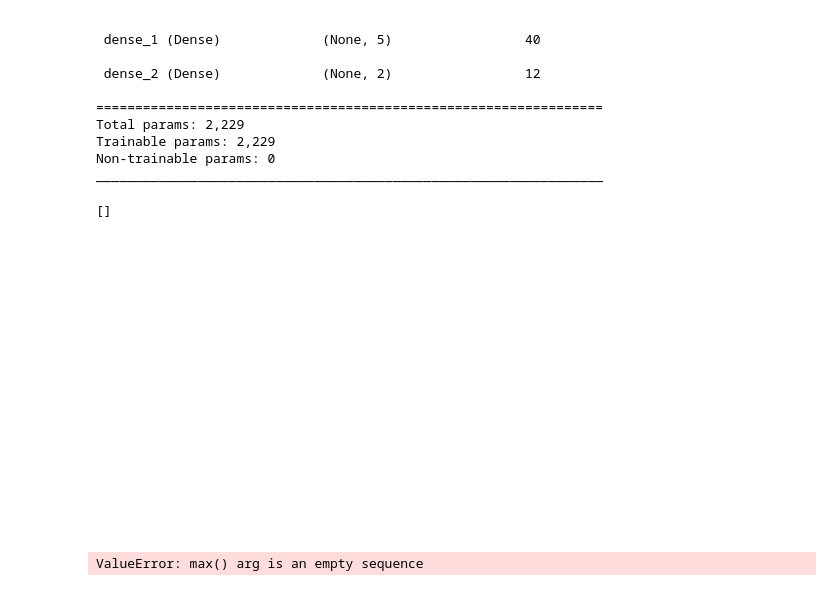
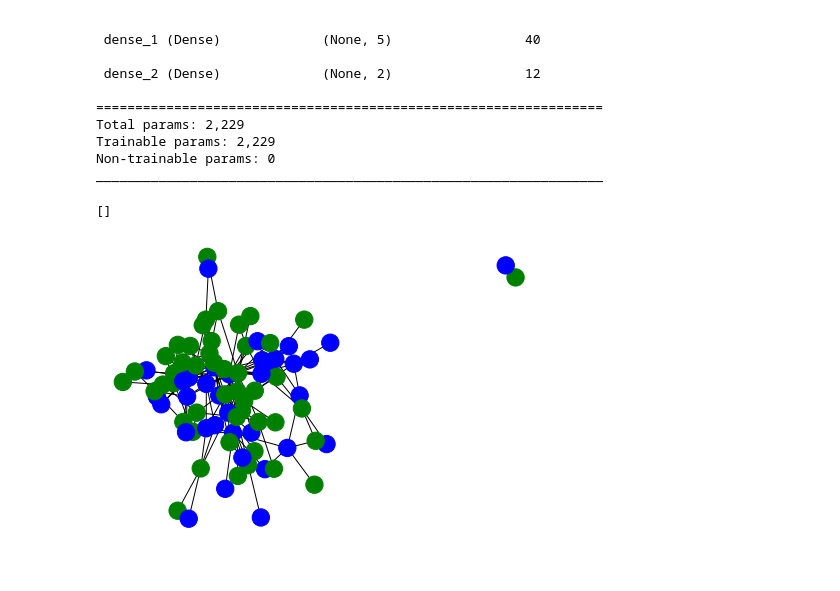
Before and after one commit to SirUnknown2/colonoscopy-videos-classification, a Jupyter notebook: MLPVoice.ipynb, the cells around one changed output. Drawn from its saved outputs; the diff is of its cells as text; code cells hidden in the pictures.

Commit message:
graph stats

```diff
--- a/MLPVoice.ipynb
+++ b/MLPVoice.ipynb
@@ -130,51 +130,39 @@ for col_name in tqdm(features.columns):
         grad_sum += np.abs(grads.numpy())
 saliency_order = np.argsort(np.sum(np.abs(grad_sum),0))
 # %%
-num_features = 5
+num_features = 35
 
 salient_features = features.iloc[:,saliency_order[0:num_features]]
 A = np.zeros((features.shape[0], features.shape[0]))
 for i in features.index:
     for j in range(i):
         A[i,j] = np.linalg.norm(salient_features.iloc[i,:] - salient_features.iloc[j,:])
 A = A + np.transpose(A)
 # print(A)
-p = np.median(A).astype('int')
+# p = np.median(A).astype('int')
 # print(p)
 # print(np.max(A))
-# p = 1
+p = 0.8
 A = (A < p)
 A = A - np.eye(A.shape[0])
 rows, cols = np.where(A==1)
 edges = zip(rows.tolist(), cols.tolist())
 G = nx.Graph()
 G.add_edges_from(edges, node_size=1)
 color_map = np.array([])
 acceptable = np.array([])
 unacceptable = np.array([])
 for node in G:
     if (class_label[node]==1):
         acceptable = np.append(acceptable, node)
         color_map = np.append(color_map, 'blue')
     else:
         unacceptable = np.append(unacceptable, node)
         color_map = np.append(color_map, 'green')
 nx.draw(G, node_color=color_map)
 plt.plot()
 # print(nx.average_clustering(G, acceptable))
 # print(nx.average_clustering(G, unacceptable))
 # %% [output]
 []
-[figure, old version]
+[figure, new version]
-# %%
-giant_component = G.subgraph(max(nx.connected_components(G), key=len))
-color_map_GC = np.array([])
-for node in giant_component:
-    if (class_label[node]==1):
-        color_map_GC = np.append(color_map_GC, 'blue')
-    else:
-        color_map_GC = np.append(color_map_GC, 'green')
-nx.draw(giant_component, node_color=color_map_GC)
-plt.plot()
-# %% [output]
-ValueError: max() arg is an empty sequence
```
Also changed, not shown: parts of 10 cells of this notebook.
